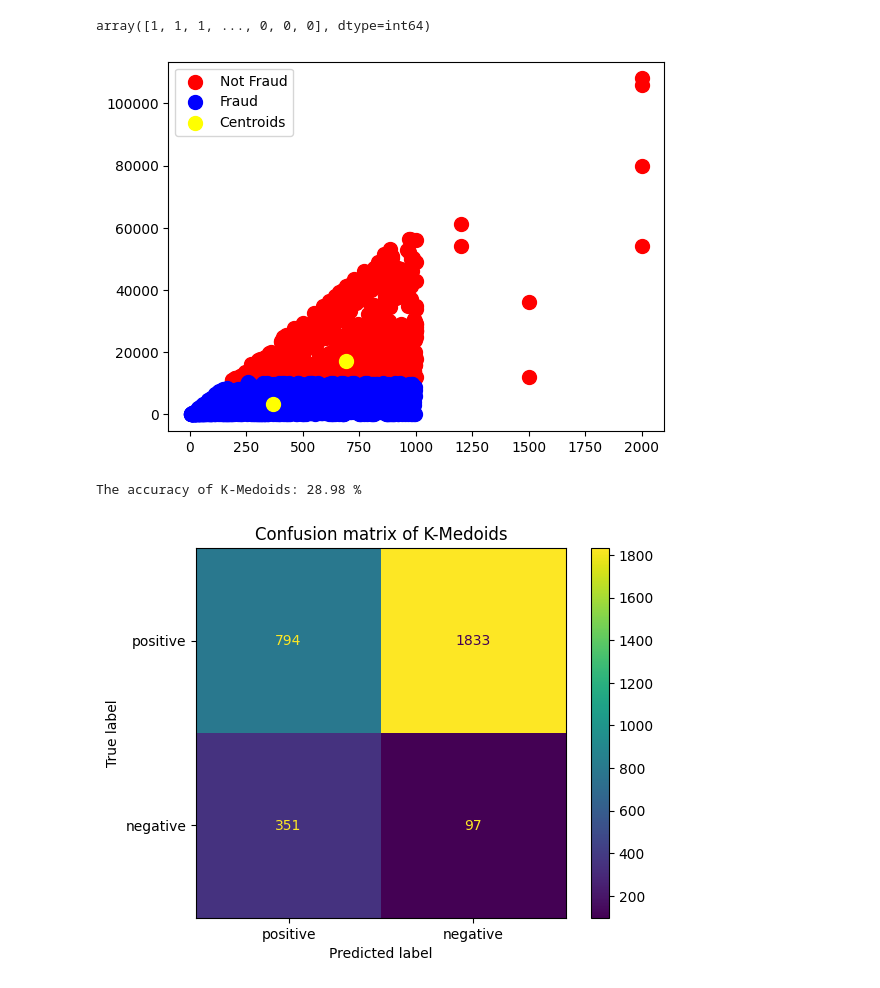
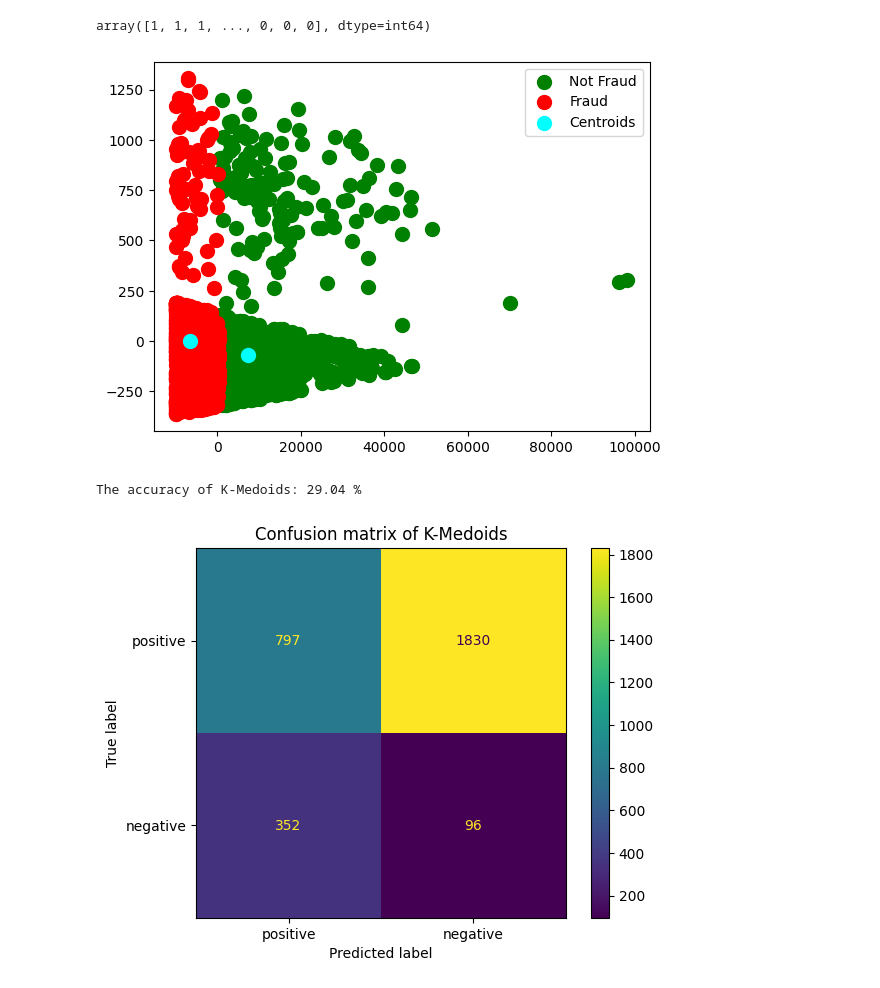
Before and after one commit to KatrineAshraf/Credit-Card-Fraudelty, a Jupyter notebook: Credit Card Fraudelty.ipynb, the cells around one changed output. Saved outputs shown, nothing was run; the diff lists cells and outputs as text; code cells hidden in the pictures.

```diff
--- a/Credit Card Fraudelty.ipynb
+++ b/Credit Card Fraudelty.ipynb
@@ -167,8 +168,12 @@ for i in range(len(y_)):
 406
 # %% [markdown]
 # K-Medoids
+# %%
+# Perform PCA to reduce to 2 dimensions
+pca = PCA(n_components=2)
+x_pca = pca.fit_transform(x.values)
 # %%
-kmedoids = KMedoids(n_clusters=2).fit(x)
+kmedoids = KMedoids(n_clusters=2).fit(x_pca)
 # %%
 labels = kmedoids.labels_
 labels
@@ -189,23 +190,23 @@ unq_lab
 # %% [output]
 {0, 1}
 # %%
-y_kmed = kmedoids.fit_predict(x)
+y_kmed = kmedoids.fit_predict(x_pca)
 y_kmed
 # %% [output]
 array([1, 1, 1, ..., 0, 0, 0], dtype=int64)
-# %%
-x = x.values
-plt.scatter(x[y_kmed == 0, 0], x[y_kmed == 0, 1], s = 100, c = 'red', label = 'Not Fraud')
-plt.scatter(x[y_kmed == 1, 0], x[y_kmed == 1, 1], s = 100, c = 'blue', label = 'Fraud')
-plt.scatter(kmedoids.cluster_centers_[:, 0], kmedoids.cluster_centers_[:,1], s = 100, c = 'yellow', label = 'Centroids')
-plt.legend()
-plt.show()
-# %% [output]
-[figure, removed]
+# %%
+# Scatter plot for the reduced dimensions
+plt.scatter(x_pca[y_kmed == 0, 0], x_pca[y_kmed == 0, 1], s=100, c='green', label='Not Fraud')
+plt.scatter(x_pca[y_kmed == 1, 0], x_pca[y_kmed == 1, 1], s=100, c='red', label='Fraud')
+plt.scatter(kmedoids.cluster_centers_[:, 0], kmedoids.cluster_centers_[:, 1], s=100, c='cyan', label='Centroids')
+plt.legend()
+plt.show()
+# %% [output]
+[figure, added]
 # %%
-print ("The accuracy of K-Medoids:", round(metrics.accuracy_score ( y , y_kmed )*100,2),"%", sep=" " )
+print ("The accuracy of K-Medoids:", round(accuracy_score ( y , y_kmed )*100,2),"%", sep=" " )
 # %% [output]
-The accuracy of K-Medoids: 28.98 %
+The accuracy of K-Medoids: 29.04 %
 # %%
 cm = confusion_matrix( y , y_kmed)
 disp = ConfusionMatrixDisplay(confusion_matrix=cm, display_labels=["positive", "negative"])
```
Also changed, not shown: parts of 6 cells of this notebook, 1 other file.
